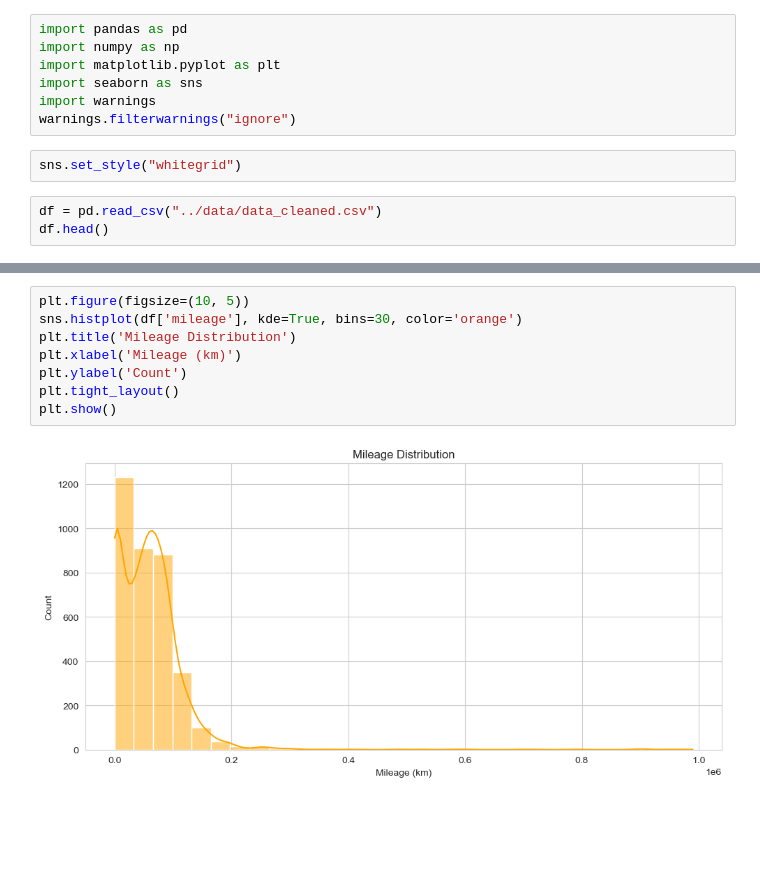
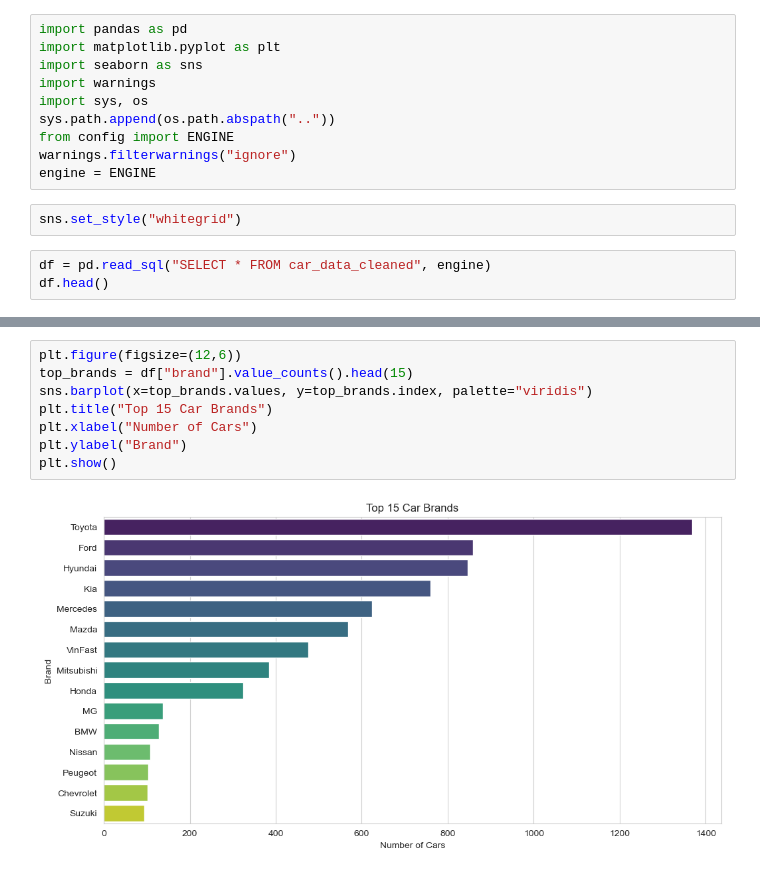
Before and after one commit to nmkhan9/car_price_predict, a Jupyter notebook: notebooks/visualization.ipynb, the cells around one changed output, grey strips where cells are left out. Cells and saved outputs as stored; diff of their text form; blank space fills up the shorter version.

```diff
--- a/notebooks/visualization.ipynb
+++ b/notebooks/visualization.ipynb
@@ -1,13 +1,16 @@
 # %%
 import pandas as pd
-import numpy as np
 import matplotlib.pyplot as plt
 import seaborn as sns
 import warnings
+import sys, os
+sys.path.append(os.path.abspath(".."))
+from config import ENGINE
 warnings.filterwarnings("ignore")
+engine = ENGINE
 # %%
 sns.set_style("whitegrid")
 # %%
-df = pd.read_csv("../data/data_cleaned.csv")
+df = pd.read_sql("SELECT * FROM car_data_cleaned", engine)
 df.head()
 # %% [output]
@@ -50,11 +53,11 @@ plt.show()
 # %%
-plt.figure(figsize=(10, 5))
-sns.histplot(df['mileage'], kde=True, bins=30, color='orange')
-plt.title('Mileage Distribution')
-plt.xlabel('Mileage (km)')
-plt.ylabel('Count')
-plt.tight_layout()
+plt.figure(figsize=(12,6))
+top_brands = df["brand"].value_counts().head(15)
+sns.barplot(x=top_brands.values, y=top_brands.index, palette="viridis")
+plt.title("Top 15 Car Brands")
+plt.xlabel("Number of Cars")
+plt.ylabel("Brand")
 plt.show()
 # %% [output]
-[figure, old version]
+[figure, new version]
 # %%
```
Also changed, not shown: parts of 10 cells of this notebook.
